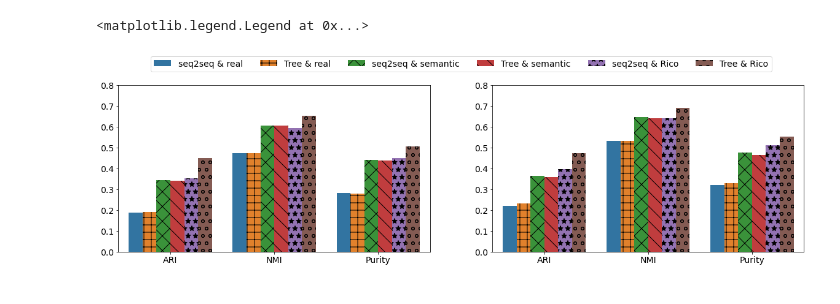
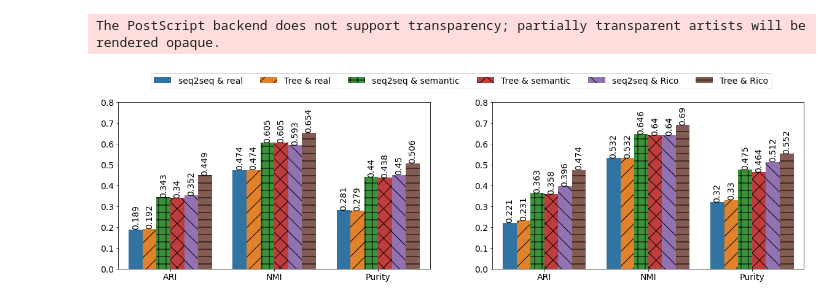
Before and after one commit to hopemini/data_processing, a Jupyter notebook: tree_autoencoder/seq2seq_tree.ipynb, the cells around one changed output. Saved outputs shown, nothing was run; the diff lists cells and outputs as text; code cells hidden in the pictures.

Commit message:
Update seq2seq and tree graph

```diff
--- a/tree_autoencoder/seq2seq_tree.ipynb
+++ b/tree_autoencoder/seq2seq_tree.ipynb
@@ -24,38 +24,40 @@ plt.rc('figure', titlesize=BIGGER_SIZE)  # fontsize of the figure title
 plt.figure(figsize=(20,5))
 
 plt.subplot(1, 2, 1)
 #plt.xticks(rotation=90)
 #ax = sns.barplot(data=df_23_t, color='#3F466E')
 ax1 = sns.barplot(x='eval', y='eval_values', data=df_23, hue='type')
 #ax.bar_label(ax.containers[0])
-#for container in ax.containers:
-#    ax1.bar_label(container, rotation=90)
-hatches = [None, '+', 'x', '\\', '*', 'o']
+for container in ax1.containers:
+    ax1.bar_label(container, rotation=90)
+hatches = [None, '/', '+', 'x', '\\', '-', '*', 'o']
 for bars, hatch in zip(ax1.containers, hatches):
     for bar in bars:
         bar.set_hatch(hatch)
 plt.legend(loc="upper left")
 plt.ylim((0, 0.8))
 plt.xlabel(None)
 plt.ylabel(None)
 ax1.get_legend().remove()
 
 plt.subplot(1, 2, 2)
 ax2 = sns.barplot(x='eval', y='eval_values', data=df_34, hue='type')
 #ax.bar_label(ax.containers[0])
-#for container in ax.containers:
-#    ax2.bar_label(container, rotation=90)
-hatches = [None, '+', 'x', '\\', '*', 'o']
+for container in ax2.containers:
+    ax2.bar_label(container, rotation=90)
 for bars, hatch in zip(ax2.containers, hatches):
     for bar in bars:
         bar.set_hatch(hatch)
 plt.legend(loc="upper left")
 plt.ylim((0, 0.8))
 plt.xlabel(None)
 plt.ylabel(None)
 ax2.get_legend().remove()
 
 plt.legend(bbox_to_anchor=(-0.1, 1.2), loc="upper center", ncol=6)
+
+plt.savefig('../result/plot_seq2seq_tree.png', format='png', bbox_inches='tight', transparent=True)
+plt.savefig('../result/plot_seq2seq_tree.eps', format='eps', bbox_inches='tight')
 # %% [output]
-<matplotlib.legend.Legend at 0x...>
+The PostScript backend does not support transparency; partially transparent artists will be rendered opaque.
-[figure, old version]
+[figure, new version]
```
Also changed, not shown: 2 other files.
